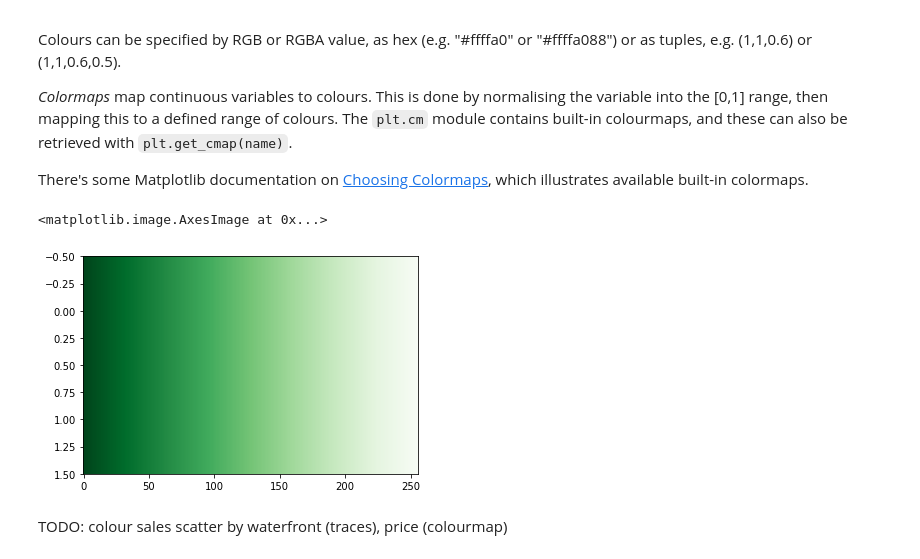
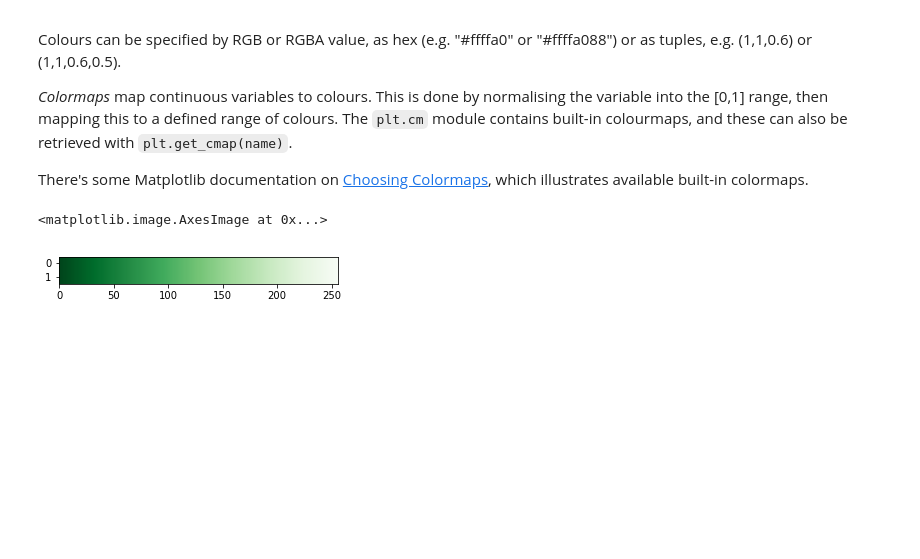
Before and after one commit to claresloggett/aspp-visualisation, a Jupyter notebook: Matplotlib_and_tidy_data.ipynb, the cells around one changed output. Cells and saved outputs as stored; diff of their text form; code cells hidden in the pictures; blank space fills up the shorter version.

```diff
--- a/Matplotlib_and_tidy_data.ipynb
+++ b/Matplotlib_and_tidy_data.ipynb
@@ -344,18 +390,18 @@ _Colormaps_ map continuous variables to colours. This is done by normalising the
 There's some Matplotlib documentation on [Choosing Colormaps](https://matplotlib.org/users/colormaps.html), which illustrates available built-in colormaps.
 # %%
 # Show the plt.cm.Greens_r colormap. Replace with other colormaps to see them.
-# Greens_r is a sequential colormap of greens of differing intensities
-# _r means it is reversed
+# Greens_r is a sequential colormap of greens of differing intensities.
+# _r means it is reversed (dark to light)
 
 colourmap = plt.get_cmap("Greens_r")
 
-fix, ax = plt.subplots()
+fix, ax = plt.subplots(figsize=(5,0.5))
 
 # Make an image which is two rows of points with a gradient from 0 to 1
 gradient = np.linspace(0, 1, 256)
 image = np.vstack([gradient, gradient])
 
 ax.imshow(image, aspect='auto', cmap=colourmap)
 # %% [output]
 <matplotlib.image.AxesImage at 0x...>
-[figure, old version]
+[figure, new version]
@@ -364,2 +407,0 @@ ax.imshow(image, aspect='auto', cmap=colourmap)
-# %% [markdown]
-TODO: colour sales scatter by waterfront (traces), price (colourmap)
```
Also changed, not shown: parts of 18 cells of this notebook, 2 other files.
